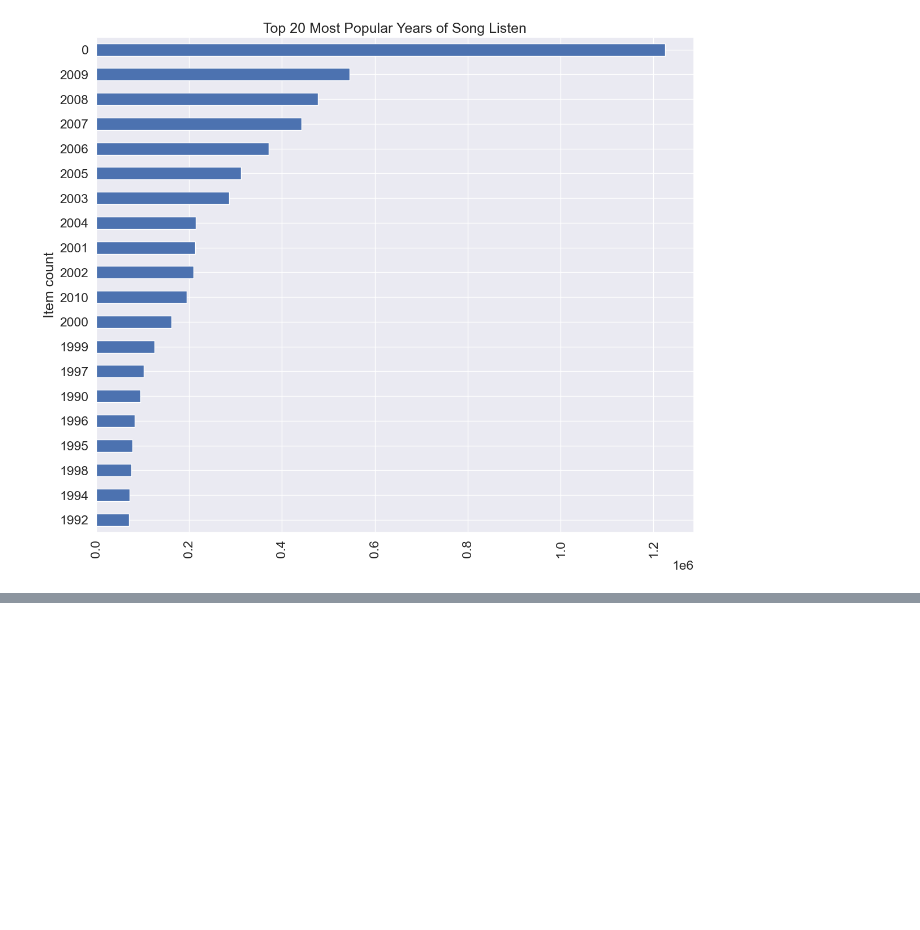
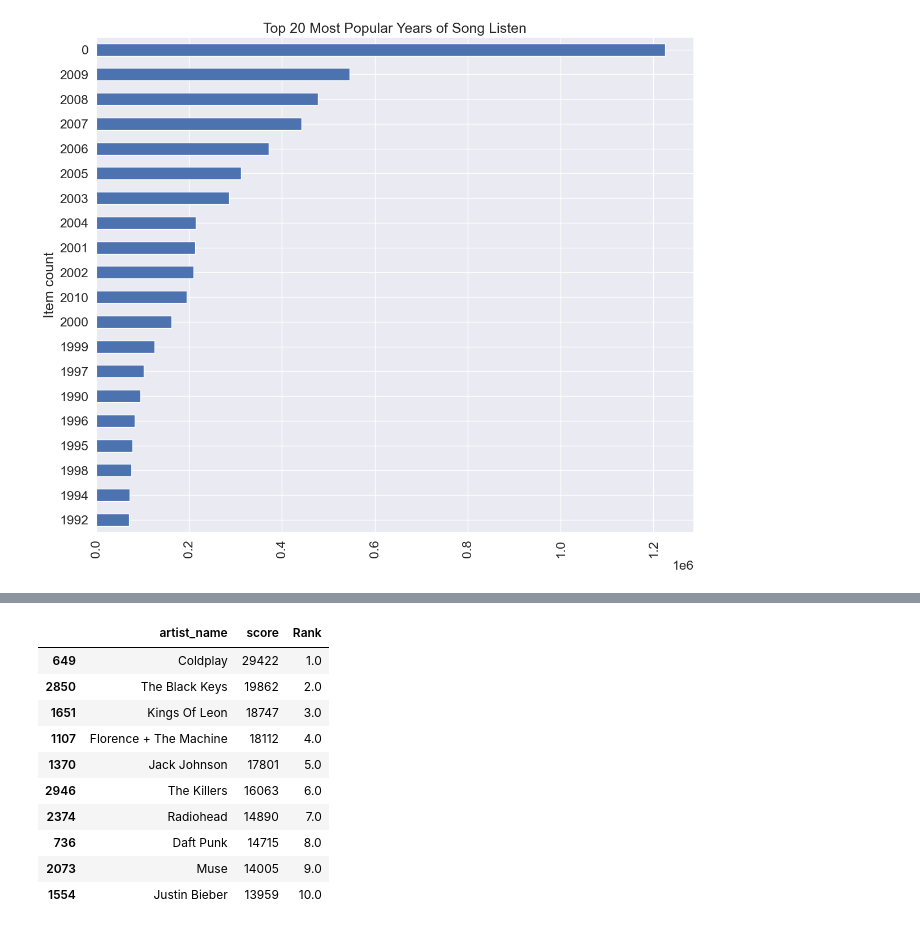
Before and after one commit to Raph221001/FYP-Music-Recommender, a Jupyter notebook: FYP/main.ipynb, the cells around one changed output, grey strips where cells are left out. Saved outputs shown, nothing was run; the diff lists cells and outputs as text; code cells hidden in the pictures; blank space fills up the shorter version.

```diff
--- a/FYP/main.ipynb
+++ b/FYP/main.ipynb
@@ -181,0 +219,14 @@ user_song_count_distribution.title.describe().reset_index().T
+# %%
+create_popular_recommender(user_song_list_count,'user','artist_name')
+# %% [output]
+|  | artist_name | score | Rank |
+| 649 | Coldplay | 29422 | 1.0 |
+| 2850 | The Black Keys | 19862 | 2.0 |
+| 1651 | Kings Of Leon | 18747 | 3.0 |
+| 1107 | Florence + The Machine | 18112 | 4.0 |
+| 1370 | Jack Johnson | 17801 | 5.0 |
+| 2946 | The Killers | 16063 | 6.0 |
+| 2374 | Radiohead | 14890 | 7.0 |
+| 736 | Daft Punk | 14715 | 8.0 |
+| 2073 | Muse | 14005 | 9.0 |
+| 1554 | Justin Bieber | 13959 | 10.0 |
```
Also changed, not shown: parts of 3 cells of this notebook.
